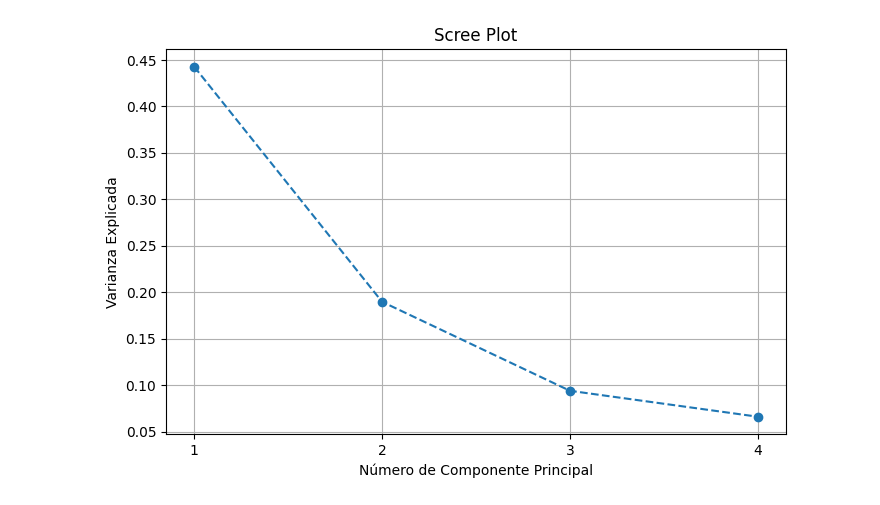
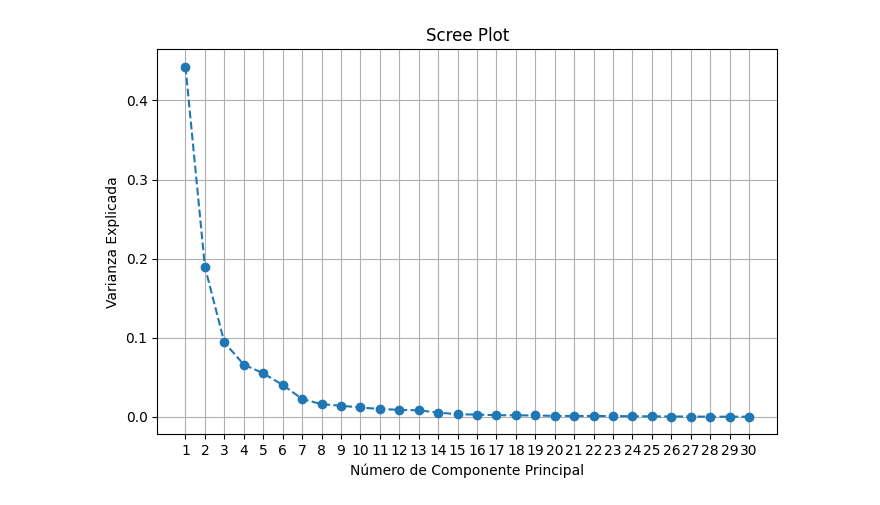
Before and after one commit to paranedagarcia/Cienciadedatos, a Jupyter notebook: 7.Aprendizaje no supervisado/PCA.ipynb, the cells around one changed output. Saved outputs shown, nothing was run; the diff lists cells and outputs as text; code cells hidden in the pictures.

```diff
--- a/7.Aprendizaje no supervisado/PCA.ipynb
+++ b/7.Aprendizaje no supervisado/PCA.ipynb
@@ -92,6 +92,10 @@ y = cancer.target
 
 print(f"Dimensiones originales del dataset (filas, columnas): {X.shape}")
 #
+# mostrar las primeras filas del dataset original
+df_original = pd.DataFrame(data=X, columns=cancer.feature_names)
+print("\n--- Vista del dataset original (Primeras 5 filas) ---")
+display(df_original.head())
 
 # 2. Estandarización de Datos (Paso Crucial de Preprocesamiento)
 # PCA es sensible a la escala, por lo que se requiere la estandarización.
@@ -115,47 +119,75 @@ print(f"Dimensiones reducidas después de PCA: {X_pca.shape}")
 
 # 4. Análisis de la Varianza Explicada
 # Se revisa cuánta información retienen los 2 componentes seleccionados.
-variance_ratio = pca.explained_variance_ratio_
+# Ejecutar PCA para obtener todas las varianzas
+# No especificamos n_components para obtener la varianza de todas las dimensiones
+pca_completo = PCA()
+pca_completo.fit(X_scaled)
+varianza_explicada = pca_completo.explained_variance_ratio_
 
 # generaun scre plot para visualizar la varianza explicada
 import matplotlib.pyplot as plt
 plt.figure(figsize=(8, 5))
-plt.plot(range(1, len(variance_ratio) + 1), variance_ratio, marker='o', linestyle='--')
+plt.plot(range(1, len(varianza_explicada) + 1), varianza_explicada, marker='o', linestyle='--')
 plt.title('Scree Plot')
 plt.xlabel('Número de Componente Principal')
 plt.ylabel('Varianza Explicada')
-plt.xticks(range(1, len(variance_ratio) + 1))
+plt.xticks(range(1, len(varianza_explicada) + 1))
 plt.grid()
 plt.show()
 
-print(f"Varianza explicada por cada componente: {variance_ratio}")
-print(f"Varianza acumulada total: {np.sum(variance_ratio):.4f}")
+#print(f"Varianza explicada por cada componente: {varianza_explicada}")
+#print(f"Varianza acumulada total: {np.sum(varianza_explicada):.4f}")
 
-# 5. Visualización de los Componentes Principales (Conceptual)
-# El nuevo dataset X_pca contiene la proyección de los datos originales
-# en el subespacio 2D que maximiza la varianza.
+# 3. Aplicar el Criterio de Umbral
+# Definimos el umbral deseado (e.g., retener el 95% de la varianza total)
+umbral_deseado = 0.95
 
-df_pca = pd.DataFrame(data=X_pca, columns=['PC1', 'PC2', 'PC3', 'PC4'])
-df_pca['Target'] = cancer.target_names[y]
+# Calcular la suma acumulada de la varianza explicada [1, 4]
+varianza_acumulada = np.cumsum(varianza_explicada)
 
-print("\n--- Vista de los datos transformados (Primeras 5 filas) ---")
-print(df_pca.head())
+# Encontrar el índice donde la varianza acumulada excede o iguala el umbral
+# np.argmax devuelve el índice del primer valor Verdadero
+m_optimo = np.argmax(varianza_acumulada >= umbral_deseado) + 1
+# Sumamos 1 porque los índices de Python comienzan en 0
 
-# Nota sobre la matriz de componentes (Eigenvectors):
-# La matriz 'components_' almacena los autovectores (las direcciones).
-# print(f"\nForma de la matriz de componentes (autovectores): {pca.components_.shape}") # (2, 30)
+print("\n--- Análisis de Varianza Acumulada ---\n")
+# Mostrar la tabla de resultados (primeros m_optimo + 2 CPs), usa los nombres de componentes originales
+df_varianza = pd.DataFrame({
+    'Componente': range(1, len(varianza_explicada) + 1),
+    'Varianza Explicada': varianza_explicada,
+    'Varianza Acumulada': varianza_acumulada
+})
 
-# Ejemplo de PCA como una linterna que ilumina un objeto 3D
-# Si usted tiene un objeto tridimensional y solo puede verlo proyectado en una pared,
-# PCA ayuda a encontrar el ángulo exacto para que la sombra (la proyección, o Componente Principal)
-# muestre la mayor cantidad de detalles posible del objeto original. Si proyecta desde un lado menos
-# informativo, solo verá una línea (poca varianza), perdiendo información esencial.
-print("\n--- Matriz de Componentes (Autovectores) ---")
-print(pca.components_)
-print("\n--- Varianza Explicada por Componentes ---")
-for i, var in enumerate(variance_ratio):
-    print(f"Componente {i+1}: {var:.4f}")
-print("\n--- Fin del Proceso de PCA ---")
+print(df_varianza.head(m_optimo + 2).to_string(index=False))
+
+# 4. Conclusión del Criterio de Umbral
+print(f"\nUmbral deseado: {umbral_deseado * 100:.2f}%")
+print(f"El número óptimo de componentes (m) para retener el {umbral_deseado * 100:.2f}% de la información es: {m_optimo}")
+
+# 5. Reducción Final de Dimensionalidad
+# Volvemos a aplicar PCA usando solo el número de componentes óptimo
+pca_final = PCA(n_components=m_optimo)
+X_reducido = pca_final.fit_transform(X_scaled)
+
+# Corregir acceso a la forma de X: X.shape[1] es el número de características originales
+print(f"La dimensionalidad se redujo de {X.shape[1]} a {m_optimo} características.")
+print(f"La varianza retenida es: {varianza_acumulada[m_optimo-1]:.4f}")
+
+# mostrar cuales son los componentes elegidos del dataset original
+print("\n--- Componentes Principales Seleccionados ---")
+for i, var in enumerate(varianza_explicada[:m_optimo]):
+     print(f"Componente {i+1}: {var:.4f}")
+print("\n--- Fin del Análisis de Selección de Componentes ---")
+
+# 6. Visualización de los Componentes Seleccionados
+# El nuevo dataset X_reducido contiene la proyección de los datos originales
+# en el subespacio m-dimensional que maximiza la varianza.
+df_reducido = pd.DataFrame(data=X_reducido, columns=[f'PC{i+1}' for i in range(m_optimo)])
+df_reducido['Target'] = cancer.target_names[cancer.target]
+print("\n--- Vista de los datos reducidos (Primeras 5 filas) ---")
+print(df_reducido.head())
+display(df_reducido.head())
 
 
 # El dataset tiene 569 filas (muestras) y 30 columnas (features).
@@ -167 +207 @@ Dimensiones reducidas después de PCA: (569, 4)
-[figure, old version]
+[figure, new version]
```
Also changed, not shown: parts of 9 cells of this notebook, 5 other files.
